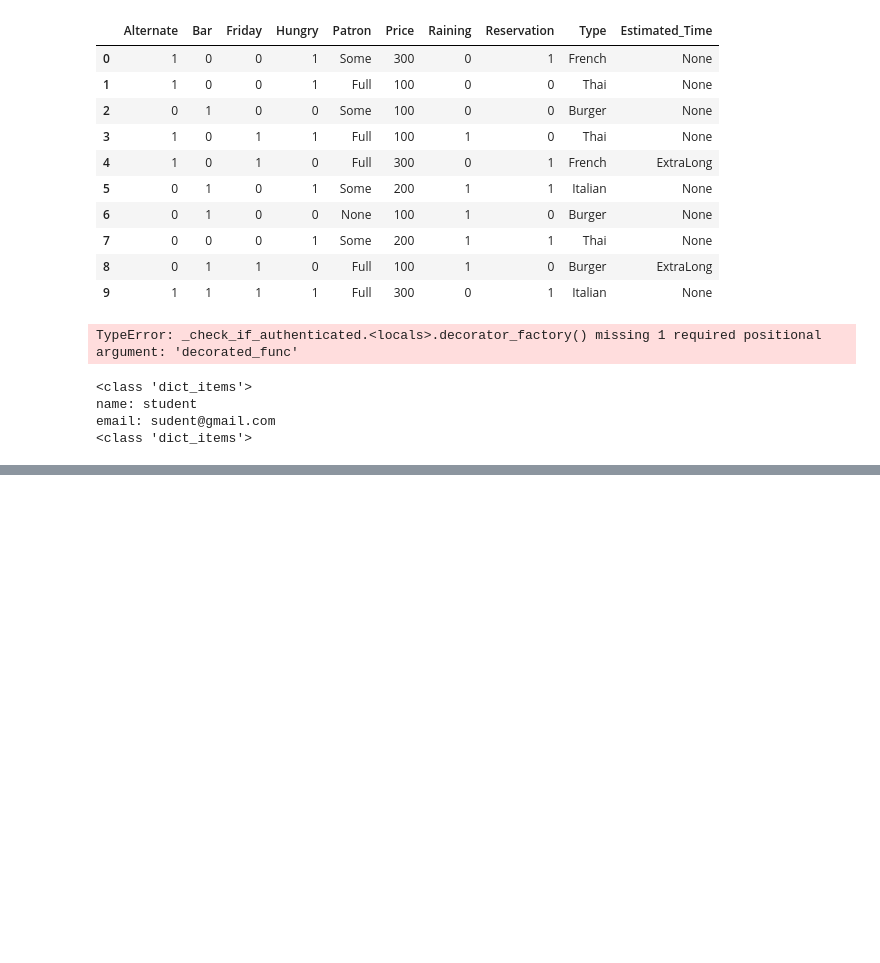
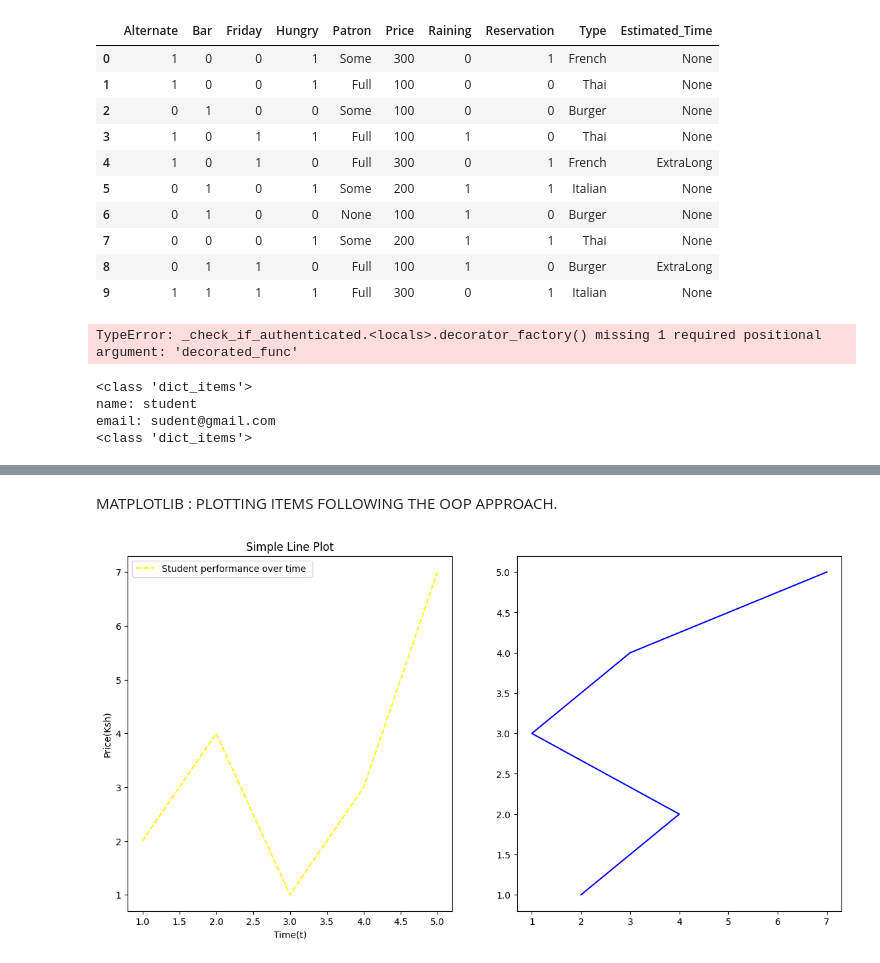
Before and after one commit to keringKirwa/4.1_Machine_Learning, a Jupyter notebook: KB_Syststems.ipynb, the cells around one changed output, grey strips where cells are left out. Saved outputs shown, nothing was run; the diff lists cells and outputs as text; code cells hidden in the pictures; blank space fills up the shorter version.

```diff
--- a/KB_Syststems.ipynb
+++ b/KB_Syststems.ipynb
@@ -421,0 +409,21 @@ for i in range(11):
+# %% [markdown]
+MATPLOTLIB : PLOTTING ITEMS FOLLOWING THE OOP APPROACH.
+# %%
+import matplotlib.pyplot as plt
+
+x_data = [1, 2, 3, 4, 5]
+y_data = [2, 4, 1, 3, 7]
+
+fig ,(ax1, ax2) = plt.subplots(nrows=1, ncols=2, figsize = (14,7))
+
+ax1.plot(x_data,y_data,c="yellow", linestyle= "--")
+ax1.set_xlabel('Time(t)')
+ax1.set_ylabel('Price(Ksh)')
+ax1.set_title('Simple Line Plot')
+
+ax1.legend(["Student performance over time ", "Price in Ksh "])
+
+ax2.plot(y_data,x_data,c="blue")
+plt.show()
+# %% [output]
+[figure, added]
```
Also changed, not shown: parts of 2 cells of this notebook.
